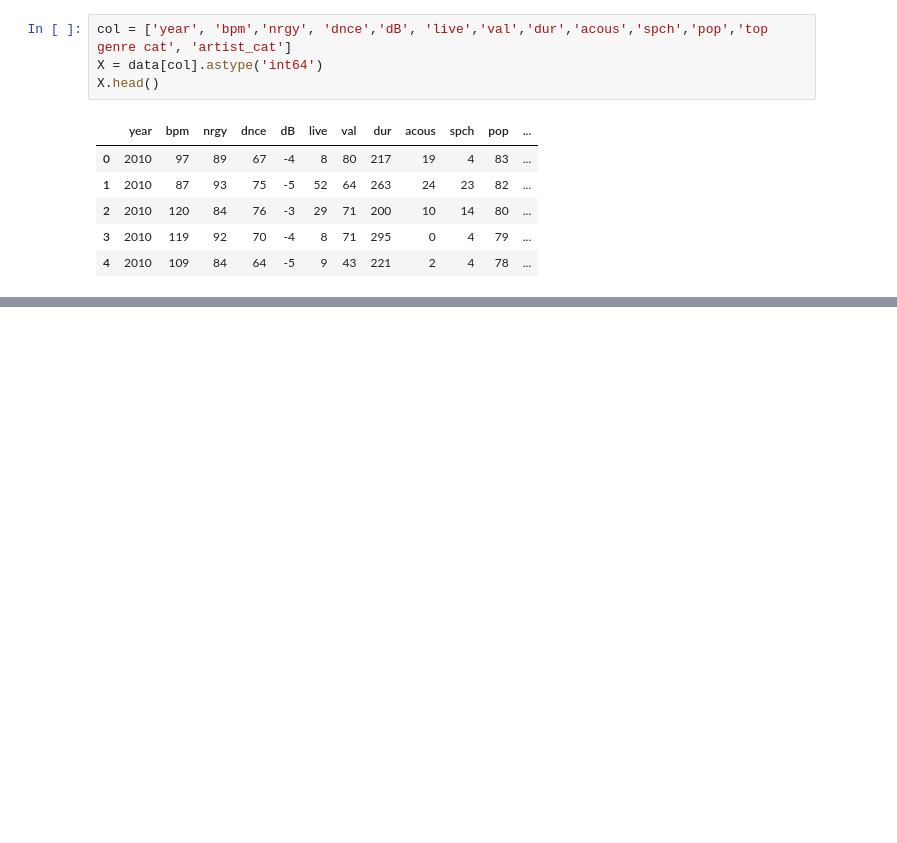
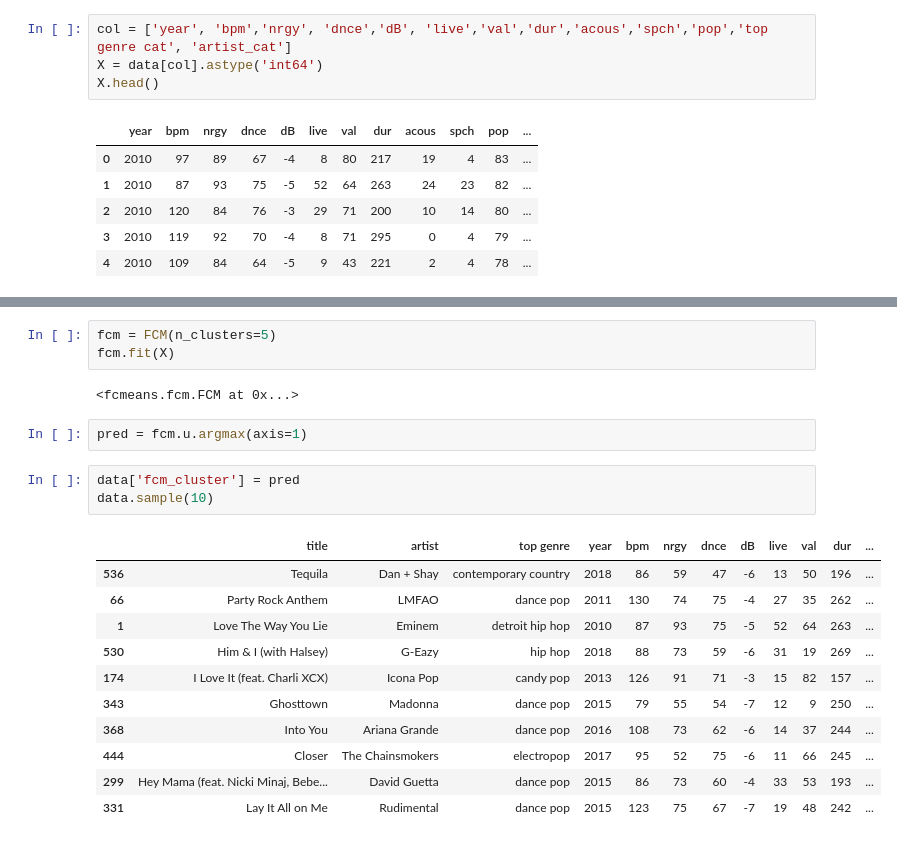
Before and after one commit to fadlanfz/datminCluster, a Jupyter notebook: Top10.ipynb, the cells around one changed output, grey strips where cells are left out. Drawn from its saved outputs; the diff is of its cells as text; blank space fills up the shorter version.

```diff
--- a/Top10.ipynb
+++ b/Top10.ipynb
@@ -301,0 +294,22 @@ data.sample(10)
+# %%
+fcm = FCM(n_clusters=5)
+fcm.fit(X)
+# %% [output]
+<fcmeans.fcm.FCM at 0x...>
+# %%
+pred = fcm.u.argmax(axis=1)
+# %%
+data['fcm_cluster'] = pred
+data.sample(10)
+# %% [output]
+|  | title | artist | top genre | year | bpm | nrgy | dnce | dB | live | val | dur | ... |
+| 536 | Tequila | Dan + Shay | contemporary country | 2018 | 86 | 59 | 47 | -6 | 13 | 50 | 196 | ... |
+| 66 | Party Rock Anthem | LMFAO | dance pop | 2011 | 130 | 74 | 75 | -4 | 27 | 35 | 262 | ... |
+| 1 | Love The Way You Lie | Eminem | detroit hip hop | 2010 | 87 | 93 | 75 | -5 | 52 | 64 | 263 | ... |
+| 530 | Him & I (with Halsey) | G-Eazy | hip hop | 2018 | 88 | 73 | 59 | -6 | 31 | 19 | 269 | ... |
+| 174 | I Love It (feat. Charli XCX) | Icona Pop | candy pop | 2013 | 126 | 91 | 71 | -3 | 15 | 82 | 157 | ... |
+| 343 | Ghosttown | Madonna | dance pop | 2015 | 79 | 55 | 54 | -7 | 12 | 9 | 250 | ... |
+| 368 | Into You | Ariana Grande | dance pop | 2016 | 108 | 73 | 62 | -6 | 14 | 37 | 244 | ... |
+| 444 | Closer | The Chainsmokers | electropop | 2017 | 95 | 52 | 75 | -6 | 11 | 66 | 245 | ... |
+| 299 | Hey Mama (feat. Nicki Minaj, Bebe... | David Guetta | dance pop | 2015 | 86 | 73 | 60 | -4 | 33 | 53 | 193 | ... |
+| 331 | Lay It All on Me | Rudimental | dance pop | 2015 | 123 | 75 | 67 | -7 | 19 | 48 | 242 | ... |
```
Also changed, not shown: parts of 18 cells of this notebook.
